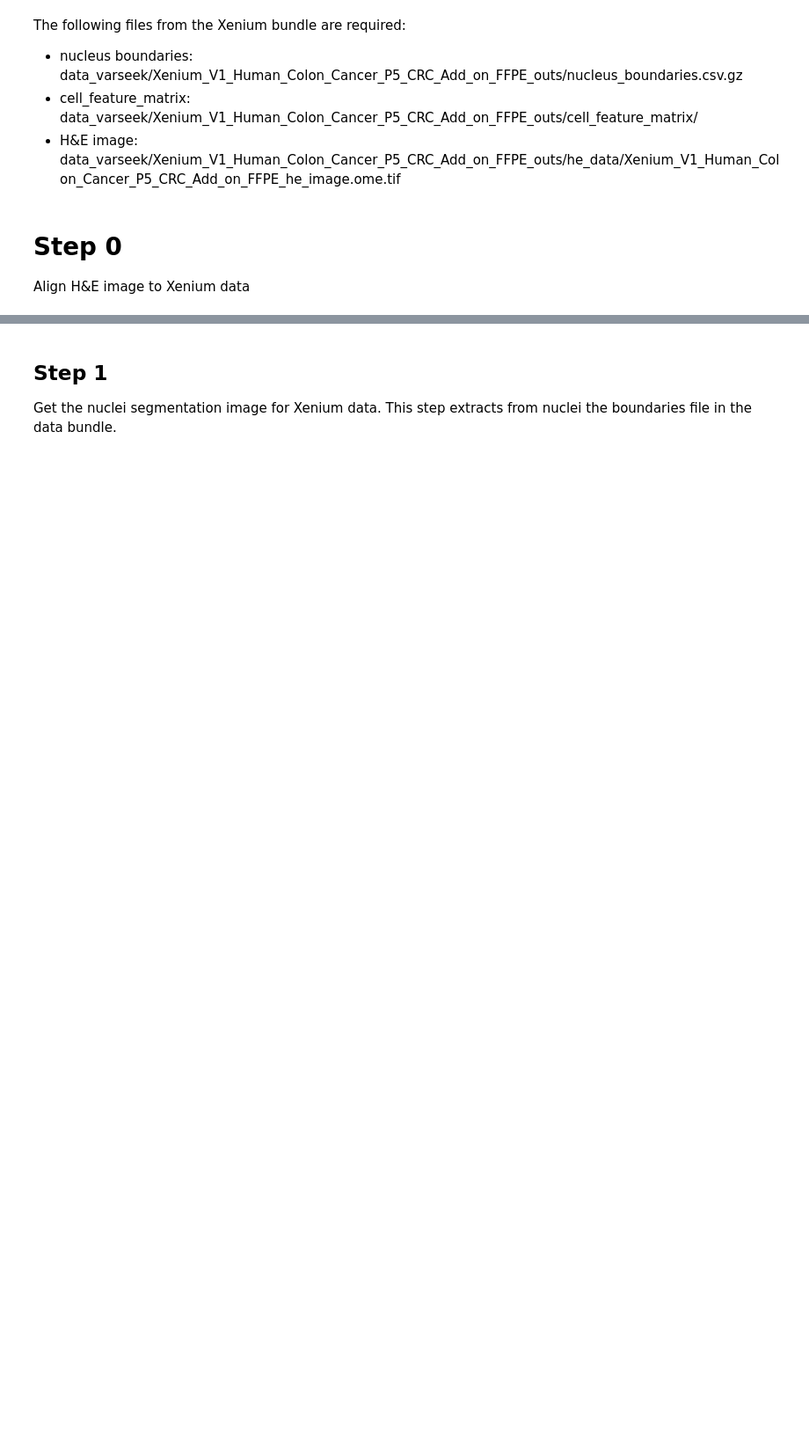
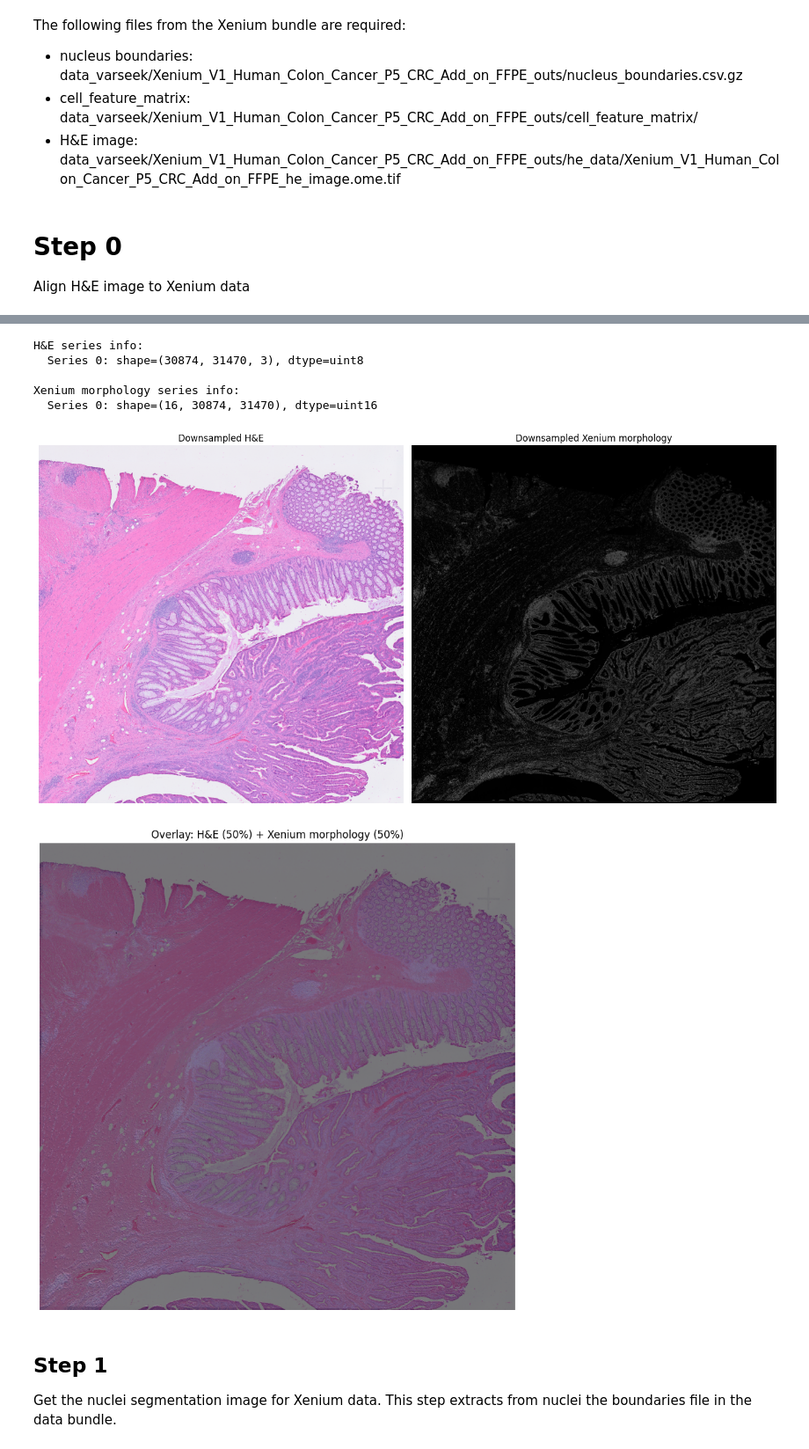
Before and after one commit to josephrich98/GHIST, a Jupyter notebook: varseek_notebooks/1_data_preprocessing.ipynb, the cells around one changed output, grey strips where cells are left out. Shown at 88% size. Drawn from its saved outputs; the diff is of its cells as text; code cells hidden in the pictures; blank space fills up the shorter version.

```diff
--- a/varseek_notebooks/1_data_preprocessing.ipynb
+++ b/varseek_notebooks/1_data_preprocessing.ipynb
@@ -136,3 +134,80 @@ Load in images to Fiji:
+# %%
+# Paths
+xenium_image_path = os.path.join(xenium_output_data_dir, "morphology.ome.tif")
+xenium_slice = 9
+
+# === Load H&E ===
+with tifffile.TiffFile(he_image_path) as tif:
+    print("H&E series info:")
+    he_shape = tif.series[0].shape
+    he_y, he_x = he_shape[0], he_shape[1]  # (y,x,c)
+    he_shape_2d = (he_y, he_x)
+    he_dtype = tif.series[0].dtype
+    print(f"  Series 0: shape={he_shape}, dtype={he_dtype}")
+
+he_img = tifffile.imread(he_image_path)
+if he_img.shape[0] == 3:   # (3, H, W)
+    he_img = np.moveaxis(he_img, 0, -1)
+
+# === Load Xenium morphology ===
+with tifffile.TiffFile(xenium_image_path) as tif:
+    print("\nXenium morphology series info:")
+    xenium_shape = tif.series[0].shape
+    xenium_y, xenium_x = xenium_shape[1], xenium_shape[2]  # (z,y,x)
+    xenium_shape_2d = (xenium_y, xenium_x)
+    xenium_dtype = tif.series[0].dtype
+    print(f"  Series 0: shape={xenium_shape}, dtype={xenium_dtype}")
+
+xenium_img = tifffile.imread(xenium_image_path)
+if xenium_slice is not None:
+    xenium_img = xenium_img[xenium_slice]  # take one slice
+
+if he_shape[2] != 3:
+    print(f"Warning: H&E image has {he_shape[0]} channels, expected 3.")
+if he_shape_2d != xenium_shape_2d:
+    print(f"Warning: H&E shape {he_shape_2d} and Xenium morphology shape {xenium_shape_2d} do not match!")
+
+# === Downsample both ===
+scale = 0.05  # 5% size for visualization
+he_small = cv2.resize(he_img, (0, 0), fx=scale, fy=scale, interpolation=cv2.INTER_AREA)
+xenium_small = cv2.resize(xenium_img, (0, 0), fx=scale, fy=scale, interpolation=cv2.INTER_AREA)
+
+# === Normalize for display ===
+he_small = cv2.normalize(he_small, None, 0, 255, cv2.NORM_MINMAX).astype(np.uint8)
+xenium_small = cv2.normalize(xenium_small, None, 0, 255, cv2.NORM_MINMAX).astype(np.uint8)
+
+if xenium_small.ndim == 2:
+    xenium_small = cv2.cvtColor(xenium_small, cv2.COLOR_GRAY2BGR)
+
+# === Plot side-by-side ===
+fig, axs = plt.subplots(1, 2, figsize=(14, 7))
+axs[0].imshow(he_small)
+axs[0].set_title("Downsampled H&E")
+axs[0].axis("off")
+
+axs[1].imshow(xenium_small)
+axs[1].set_title("Downsampled Xenium morphology")
+axs[1].axis("off")
+
+plt.tight_layout()
+plt.show()
+
+# === Overlay ===
+overlay = cv2.addWeighted(he_small, 0.5, xenium_small, 0.5, 0)
+
+plt.figure(figsize=(10, 10))
+plt.imshow(overlay)
+plt.axis("off")
+plt.title("Overlay: H&E (50%) + Xenium morphology (50%)")
+plt.show()
+# %% [output]
+H&E series info:
+  Series 0: shape=(30874, 31470, 3), dtype=uint8
+
+Xenium morphology series info:
+  Series 0: shape=(16, 30874, 31470), dtype=uint16
+[figure, added]
+[figure, added]
 # %% [markdown]
 ## Step 1
 
```
Also changed, not shown: parts of 8 cells of this notebook, 3 other files.
